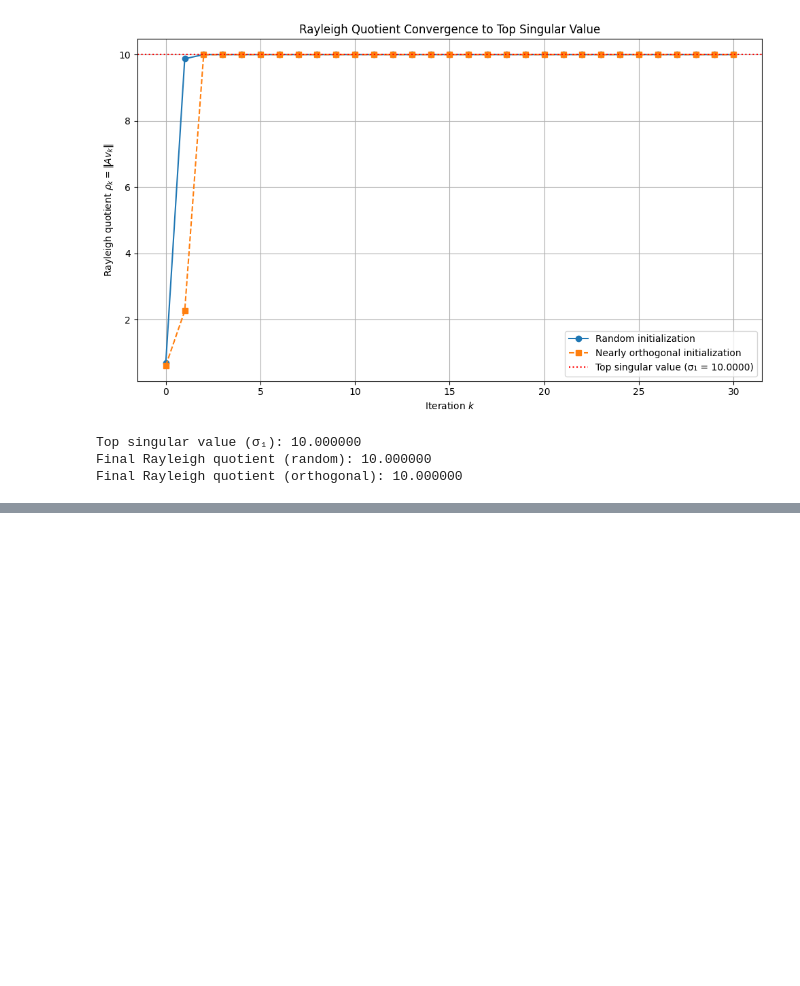
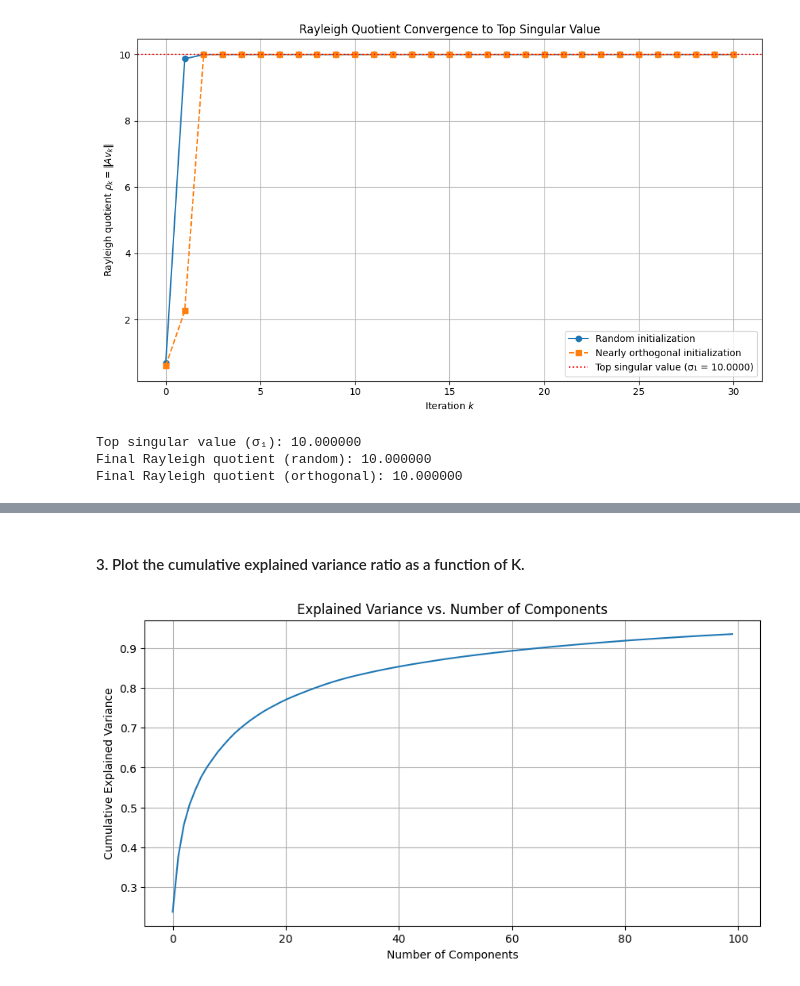
Before and after one commit to NathanP23/Statistical-Learning-and-Data-Analysis-52525, a Jupyter notebook: Ex2/Ex2Sol.ipynb, the cells around one changed output, grey strips where cells are left out. Cells and saved outputs as stored; diff of their text form; code cells hidden in the pictures; blank space fills up the shorter version.

```diff
--- a/Ex2/Ex2Sol.ipynb
+++ b/Ex2/Ex2Sol.ipynb
@@ -250,0 +323,12 @@ Final Rayleigh quotient (orthogonal): 10.000000
+# %% [markdown]
+#### 3. Plot the cumulative explained variance ratio as a function of K.
+# %%
+plt.figure(figsize=(10, 5))
+plt.plot(np.cumsum(pca.explained_variance_ratio_))
+plt.xlabel('Number of Components')
+plt.ylabel('Cumulative Explained Variance')
+plt.title('Explained Variance vs. Number of Components')
+plt.grid(True)
+plt.show()
+# %% [output]
+[figure, added]
```
Also changed, not shown: parts of 25 cells of this notebook.
